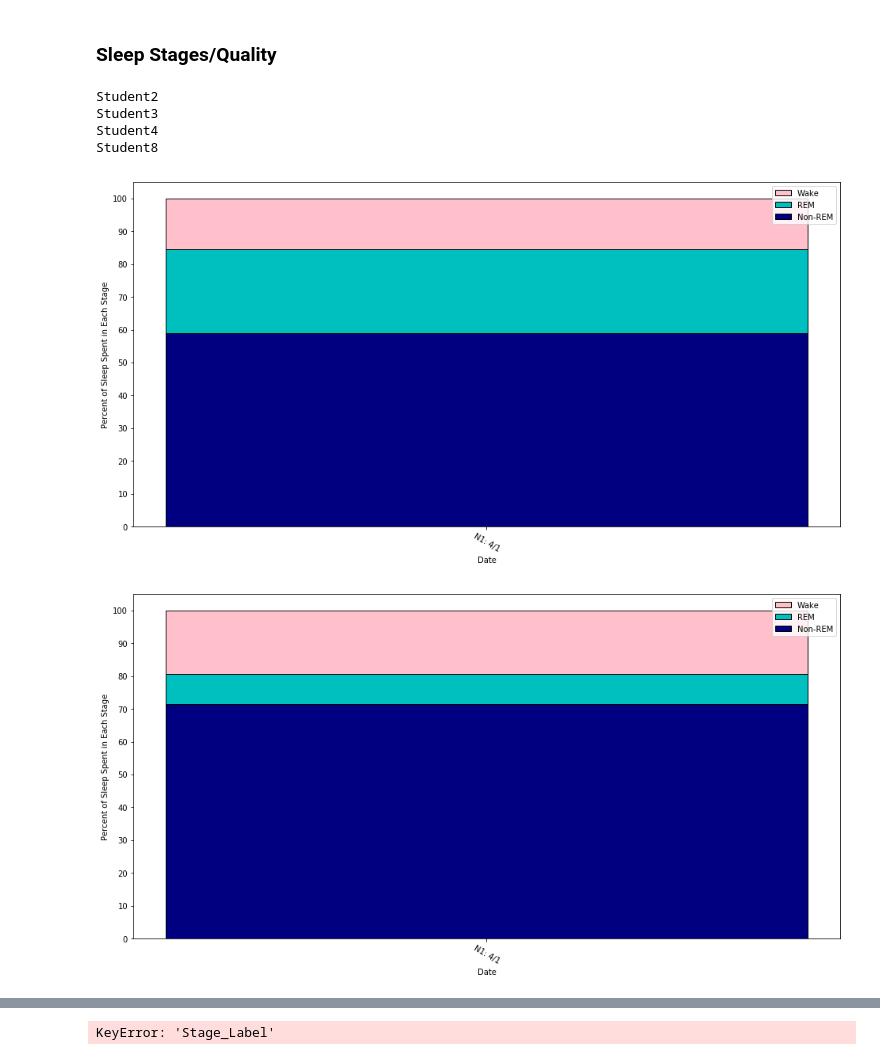
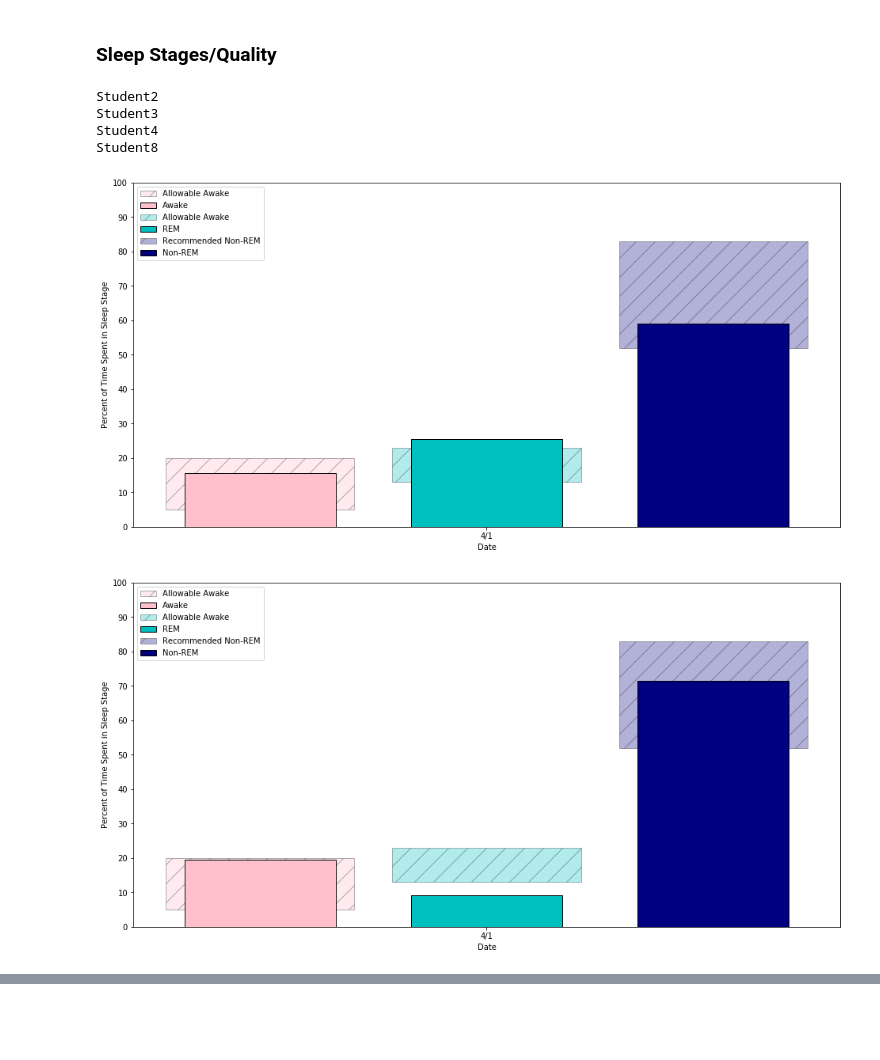
Before and after one commit to ccraddock/UT2000-SummerDashboard, a Jupyter notebook: UT2000_SummerDashboard_MasterNotebook.ipynb, the cells around one changed output, grey strips where cells are left out. Drawn from its saved outputs; the diff is of its cells as text; code cells hidden in the pictures.

Commit message:
Plots only sleep stage bar chart

```diff
--- a/UT2000_SummerDashboard_MasterNotebook.ipynb
+++ b/UT2000_SummerDashboard_MasterNotebook.ipynb
@@ -155,22 +156,23 @@ for name in Concentration_byStudent.index:
 # %%
 # Data Derivatives Module
 %run ./Module_DataDerivatives.ipynb
 
 # Data Visualization Module
 %run ./Module_DataVisualization.ipynb
 
 #print(SS_byInd[0])
 SE_byInd = pd.Series()
 for name in SS_byInd.index:
     if len(SS_byInd[name]) > 0:
         print(name)
         SE_byInd[name] = getSleepEfficiency(SS_byInd[name])
-        getSleepStagePercentages(SE_byInd[name])
+        #getSleepStagePercentages(SE_byInd[name])
+        getSleepStageBenchmark1(SE_byInd[name])
         #print(SE_byInd[name].head())
 # %% [output]
 Student2
 Student3
 Student4
 Student8
-[figure, old version]
+[figure, new version]
-[figure, old version]
+[figure, new version]
@@ -179,19 +180,0 @@ Student8
-# %%
-
-
-# Re-formatting Sleep Stages dataframe
-stages = SS_byInd[name]['Stage_Label']
-times = SS_byInd[name].index
-locs = []
-for i in range(len(SS_byInd[name])-1):
-    # Parsing out the days by looking for timesteps greater than 5 minutes
-    if SS_byInd[name].index[i+1]-SS_byInd[name].index[i] > timedelta(seconds = 300):
-        locs.append(i+1)
-
-stages_byDay = np.split(stages,locs)
-times_byDay = np.split(times,locs)
-#times_byID[name] = times_byDay
-
-#print(stages_byDay[1])
-# %% [output]
-KeyError: 'Stage_Label'
@@ -244,0 +181,2 @@ KeyError: 'Stage_Label'
+# %% [markdown]
+##
```
Also changed, not shown: parts of 5 cells of this notebook.
